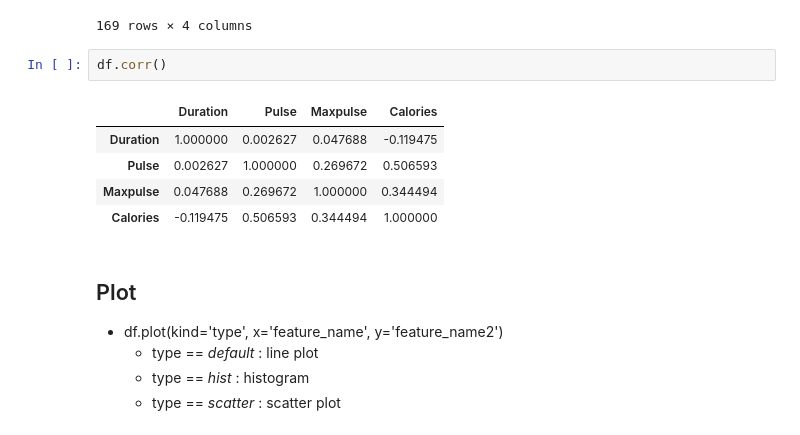
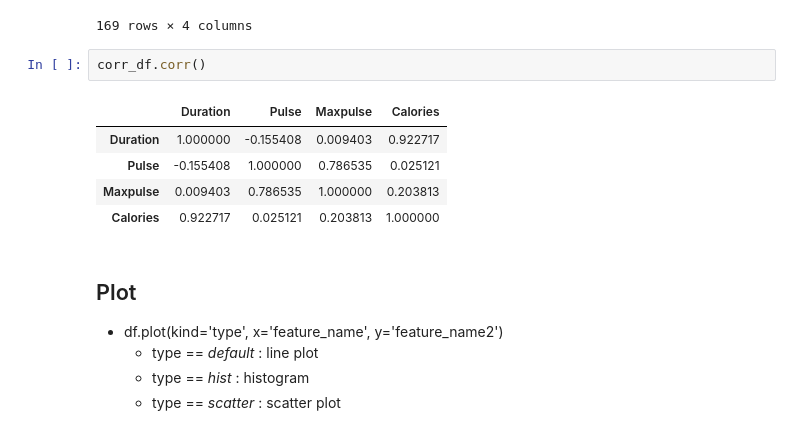
Before and after one commit to tttangmin/ML-study, a Jupyter notebook: 1_pandas_tutorial.ipynb, the cells around one changed output. Saved outputs shown, nothing was run; the diff lists cells and outputs as text.

```diff
--- a/1_pandas_tutorial.ipynb
+++ b/1_pandas_tutorial.ipynb
@@ -506,13 +544,13 @@ corr_df
 | 168 | 75 | 125 | 150 | 330.4 |
 169 rows × 4 columns
 # %%
-df.corr()
+corr_df.corr()
 # %% [output]
 |  | Duration | Pulse | Maxpulse | Calories |
-| Duration | 1.000000 | 0.002627 | 0.047688 | -0.119475 |
-| Pulse | 0.002627 | 1.000000 | 0.269672 | 0.506593 |
-| Maxpulse | 0.047688 | 0.269672 | 1.000000 | 0.344494 |
-| Calories | -0.119475 | 0.506593 | 0.344494 | 1.000000 |
+| Duration | 1.000000 | -0.155408 | 0.009403 | 0.922717 |
+| Pulse | -0.155408 | 1.000000 | 0.786535 | 0.025121 |
+| Maxpulse | 0.009403 | 0.786535 | 1.000000 | 0.203813 |
+| Calories | 0.922717 | 0.025121 | 0.203813 | 1.000000 |
 # %% [markdown]
 ## Plot
 - df.plot(kind='type', x='feature_name', y='feature_name2')
```
Also changed, not shown: parts of 15 cells of this notebook, 2 other files.
